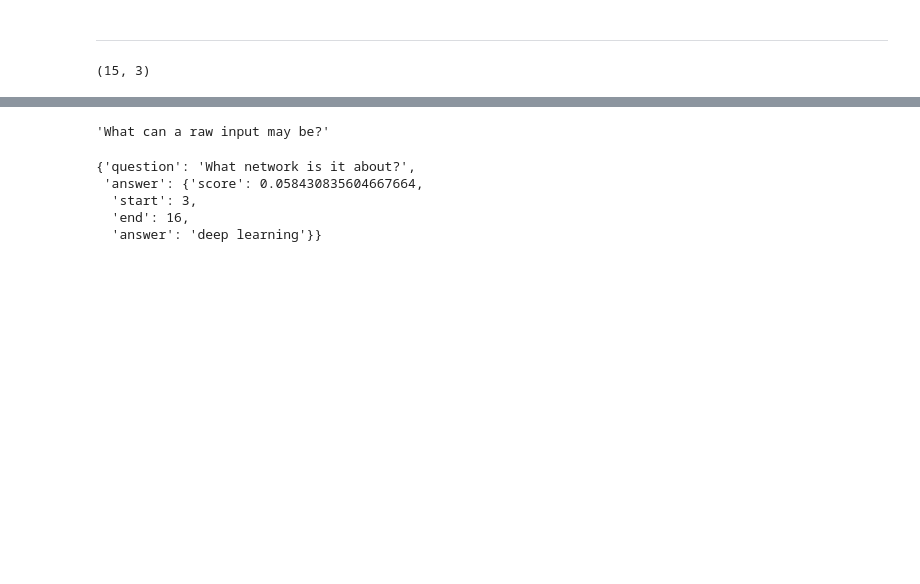
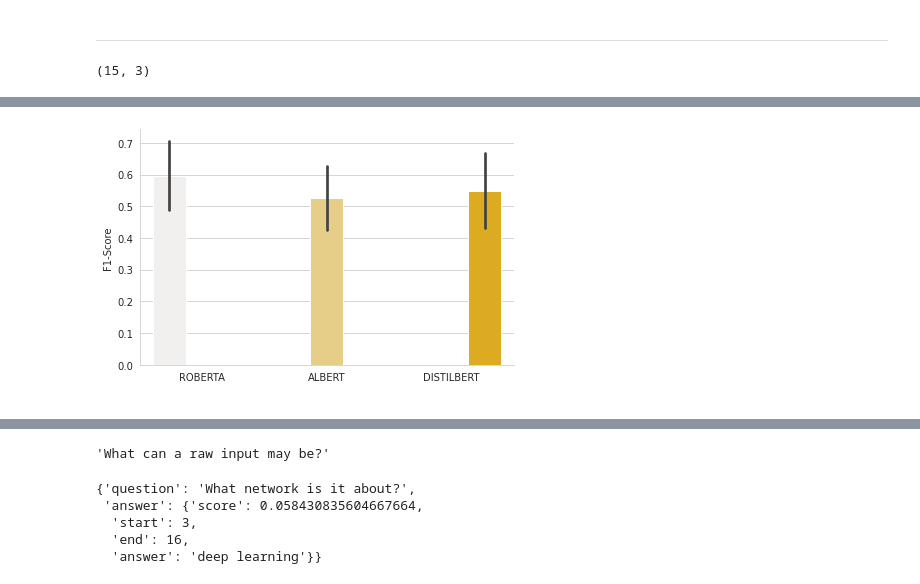
Before and after one commit to FiratSaritas/Q-A_npr, a Jupyter notebook: evaluation.ipynb, the cells around one changed output, grey strips where cells are left out. Drawn from its saved outputs; the diff is of its cells as text; code cells hidden in the pictures; blank space fills up the shorter version.

```diff
--- a/evaluation.ipynb
+++ b/evaluation.ipynb
@@ -281,0 +355,8 @@ albert_scores = evaluator.evaluate(texts=texts, questions=questions,
+# %%
+tmp = pd.DataFrame(np.concatenate([roberta_scores.reshape(-1,1), albert_scores.reshape(-1,1), distilbert_scores.reshape(-1,1)], axis=1),
+                   columns=['ROBERTA', 'ALBERT', 'DISTILBERT'])
+difficulty = data['difficulty (1-3)'].to_numpy().reshape(-1,1)
+difficulty = np.concatenate(3*[difficulty], axis=1)
+
+tmp['difficulty'] = difficulty.flatten()
+tmp.head(2)
@@ -281,0 +367,3 @@ albert_scores = evaluator.evaluate(texts=texts, questions=questions,
+# %%
+tmp = tmp.melt(id_vars='difficulty', var_name='model', value_name='F1')
+tmp.head()
@@ -281,0 +377,10 @@ albert_scores = evaluator.evaluate(texts=texts, questions=questions,
+# %%
+p = sns.catplot(x = 'model', y='F1',
+            hue = 'model',data=tmp, color="#fcba03",
+            kind='bar', aspect=1.5, height=4)
+p.set_ylabels("F1-Score")
+p.set_titles('F1-Scores per Question')
+p.set_xlabels(' ')
+plt.show()
+# %% [output]
+[figure, added]
```
Also changed, not shown: parts of 44 cells of this notebook.
